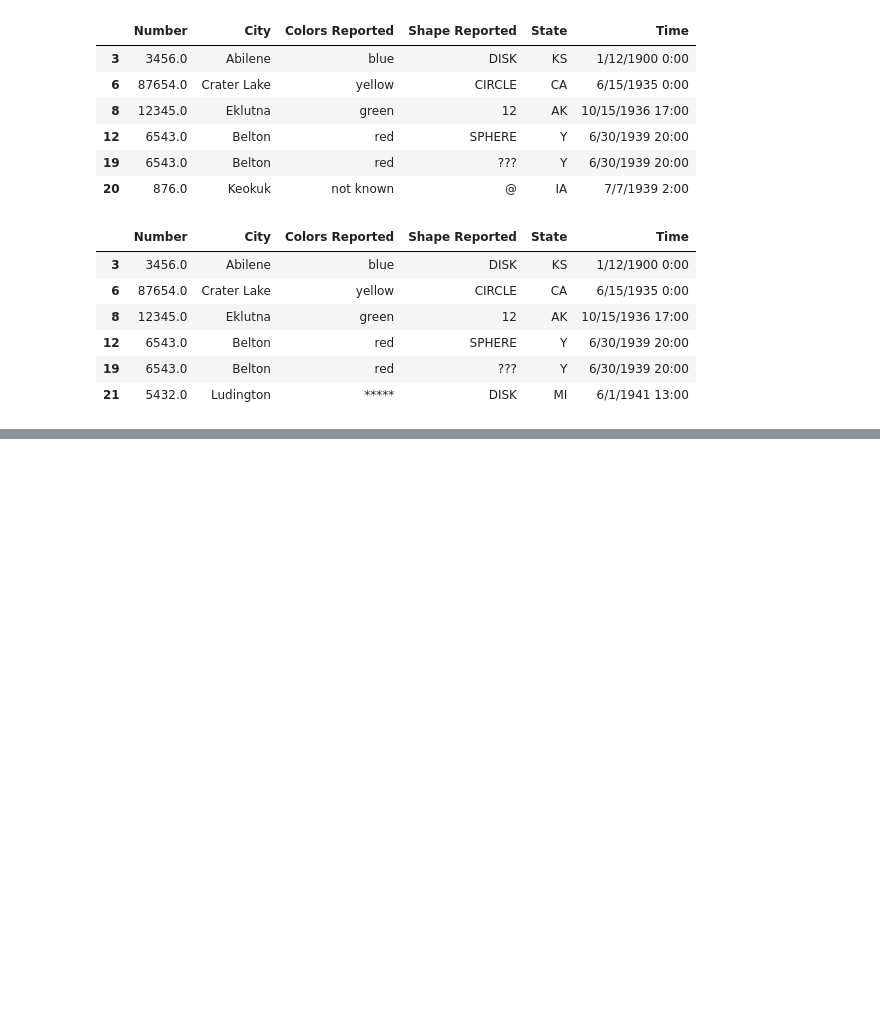
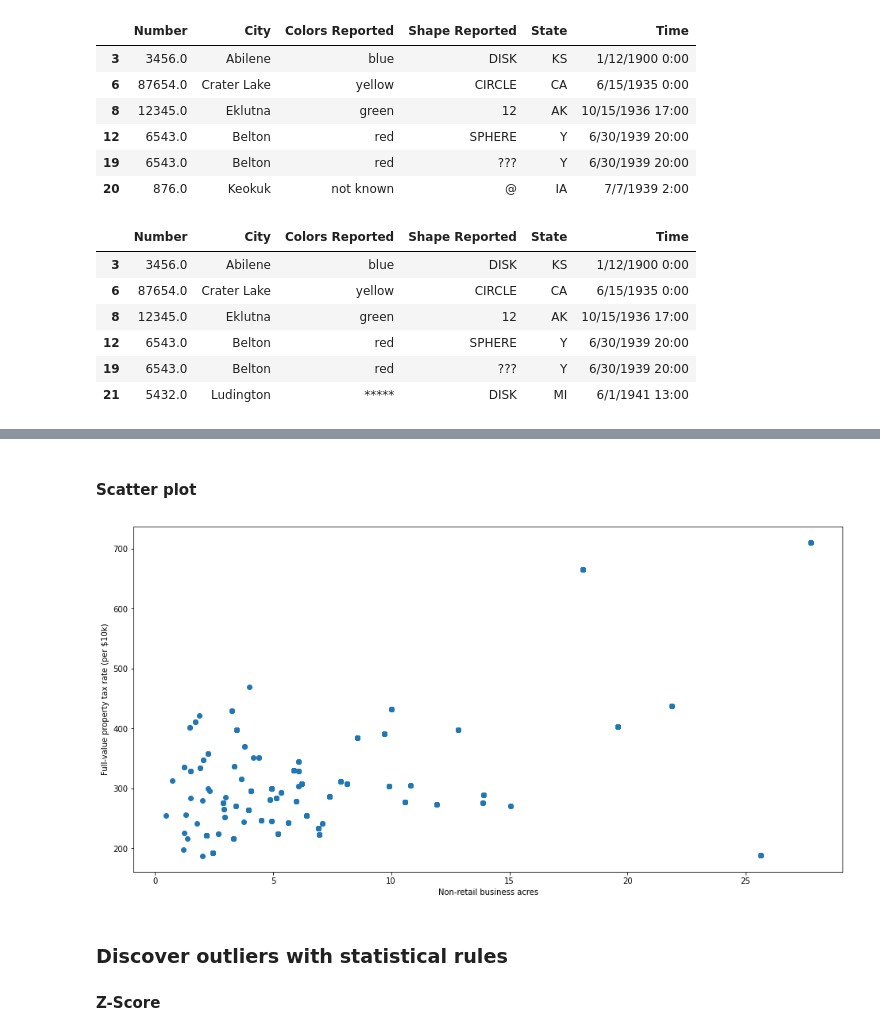
Before and after one commit to pcopley/uta-aiml, a Jupyter notebook: 03 EDA and Data Processing/Preprocessing.ipynb, the cells around one changed output, grey strips where cells are left out. Cells and saved outputs as stored; diff of their text form; code cells hidden in the pictures; blank space fills up the shorter version.

```diff
--- a/03 EDA and Data Processing/Preprocessing.ipynb
+++ b/03 EDA and Data Processing/Preprocessing.ipynb
@@ -219,0 +251,13 @@ data_filtered2
+# %% [markdown]
+#### Scatter plot
+# %%
+fig, ax = plt.subplots(figsize=(16,8))
+ax.scatter(boston_df['INDUS'], boston_df['TAX'])
+ax.set_xlabel('Non-retail business acres')
+ax.set_ylabel('Full-value property tax rate (per $10k)')
+plt.show();
+# %% [output]
+[figure, added]
+# %% [markdown]
+### Discover outliers with statistical rules
+#### Z-Score
```
Also changed, not shown: parts of 21 cells of this notebook.
